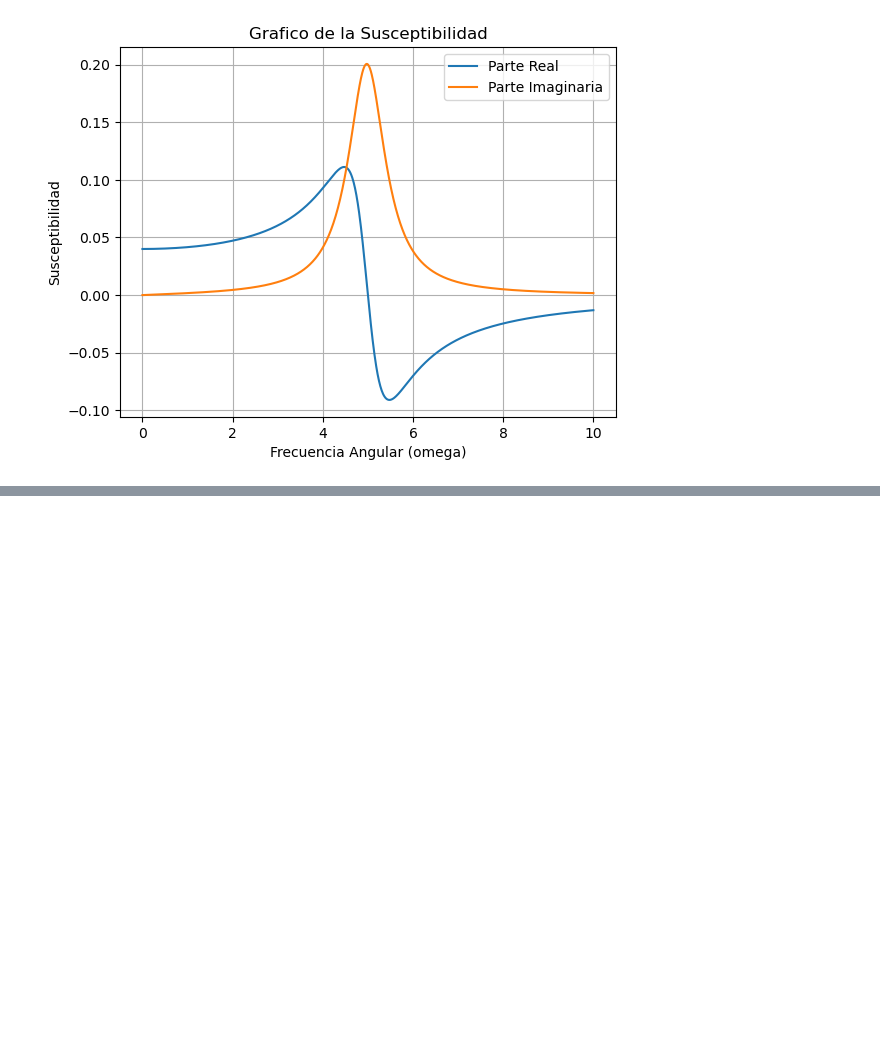
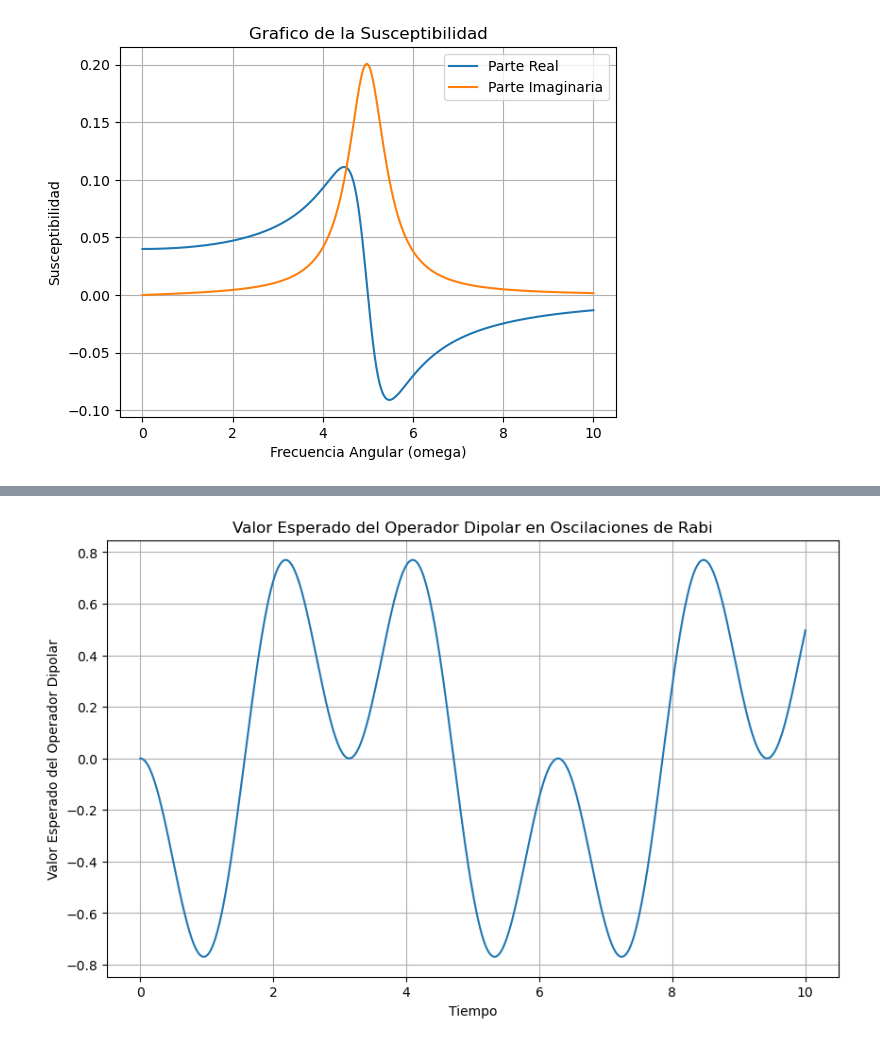
Before and after one commit to ComancheMario/Python-, a Jupyter notebook: Tesis/Sims.ipynb, the cells around one changed output, grey strips where cells are left out. Cells and saved outputs as stored; diff of their text form; code cells hidden in the pictures; blank space fills up the shorter version.

```diff
--- a/Tesis/Sims.ipynb
+++ b/Tesis/Sims.ipynb
@@ -93,0 +152,27 @@ plt.show()
+# %%
+import numpy as np
+import matplotlib.pyplot as plt
+
+# Definir la función para el valor esperado del operador dipolar
+def dipolar_value(M, Omega_r, omega_eg, time):
+    return -M * np.sin(2 * Omega_r * time) * np.sin(omega_eg * time)
+
+# Definir el rango de valores para la frecuencia de Rabi y el tiempo
+Omega_r = 1.0  # Frecuencia de Rabi
+omega_eg = 1.0  # Frecuencia de transición
+M = 1.0  # Constante M
+time_range = np.linspace(0, 10, 1000)  # Cambia los límites y la cantidad de puntos según sea necesario
+
+# Calcular el valor esperado del operador dipolar para cada valor de tiempo
+dipolar_values = dipolar_value(M, Omega_r, omega_eg, time_range)
+
+# Graficar
+plt.figure(figsize=(10, 6))
+plt.plot(time_range, dipolar_values)
+plt.xlabel('Tiempo')
+plt.ylabel('Valor Esperado del Operador Dipolar')
+plt.title('Valor Esperado del Operador Dipolar en Oscilaciones de Rabi')
+plt.grid(True)
+plt.show()
+# %% [output]
+[figure, added]
```
Also changed, not shown: parts of 2 cells of this notebook.
